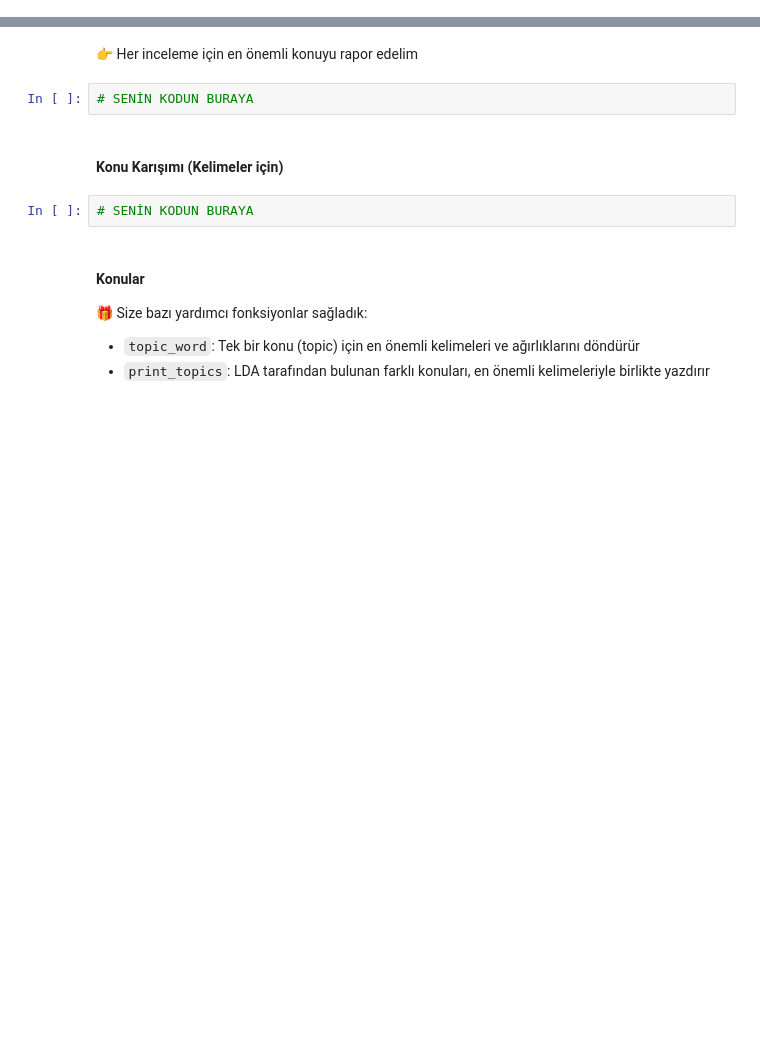
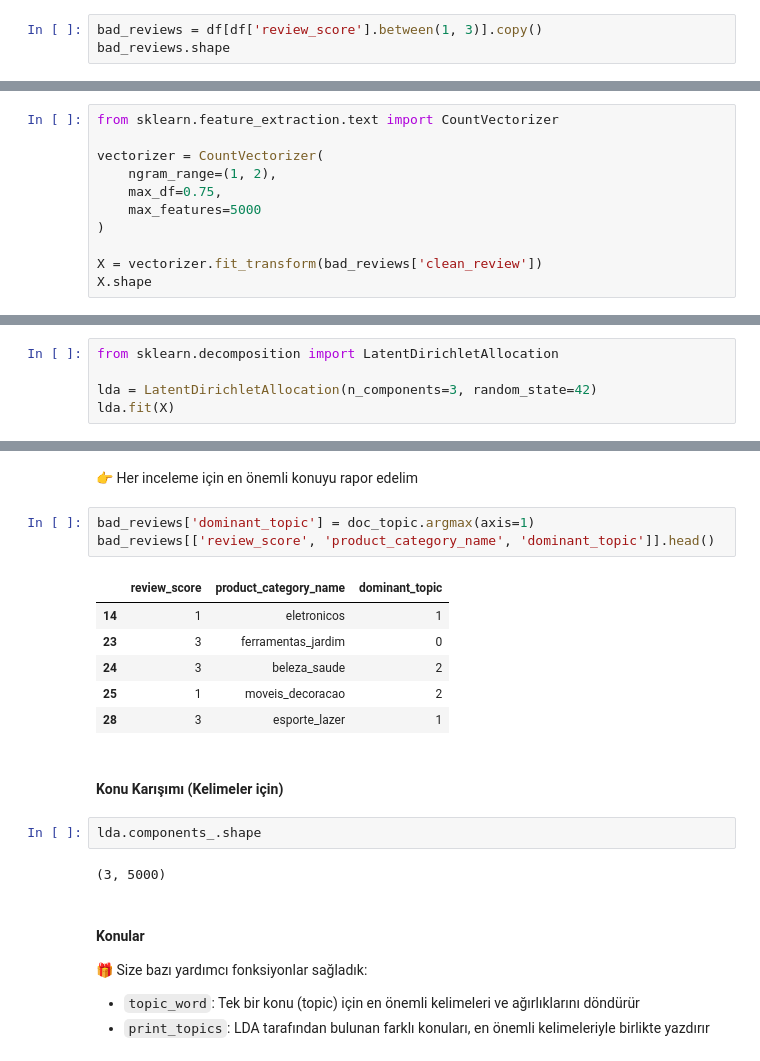
Before and after one commit to selencimen/S18D1-S-Data-bad_reviews_analysis, a Jupyter notebook: nlp_olist_bad_reviews.ipynb, the cells around one changed output, grey strips where cells are left out. Drawn from its saved outputs; the diff is of its cells as text; blank space fills up the shorter version.

```diff
--- a/nlp_olist_bad_reviews.ipynb
+++ b/nlp_olist_bad_reviews.ipynb
@@ -65,0 +106,3 @@ df.head()
+# %%
+bad_reviews = df[df['review_score'].between(1, 3)].copy()
+bad_reviews.shape
@@ -76,0 +120,11 @@ df.head()
+# %%
+from sklearn.feature_extraction.text import CountVectorizer
+
+vectorizer = CountVectorizer(
+    ngram_range=(1, 2),
+    max_df=0.75,
+    max_features=5000
+)
+
+X = vectorizer.fit_transform(bad_reviews['clean_review'])
+X.shape
@@ -85,0 +140,5 @@ df.head()
+# %%
+from sklearn.decomposition import LatentDirichletAllocation
+
+lda = LatentDirichletAllocation(n_components=3, random_state=42)
+lda.fit(X)
@@ -90,11 +158,21 @@ df.head()
 # %% [markdown]
 👉 Her inceleme için en önemli konuyu rapor edelim
-# %%
-# SENİN KODUN BURAYA
+# %%
+bad_reviews['dominant_topic'] = doc_topic.argmax(axis=1)
+bad_reviews[['review_score', 'product_category_name', 'dominant_topic']].head()
+# %% [output]
+|  | review_score | product_category_name | dominant_topic |
+| 14 | 1 | eletronicos | 1 |
+| 23 | 3 | ferramentas_jardim | 0 |
+| 24 | 3 | beleza_saude | 2 |
+| 25 | 1 | moveis_decoracao | 2 |
+| 28 | 3 | esporte_lazer | 1 |
 # %% [markdown]
 #### Konu Karışımı (Kelimeler için)
-# %%
-# SENİN KODUN BURAYA
+# %%
+lda.components_.shape
+# %% [output]
+(3, 5000)
 # %% [markdown]
 #### Konular
 
```
Also changed, not shown: parts of 47 cells of this notebook.
